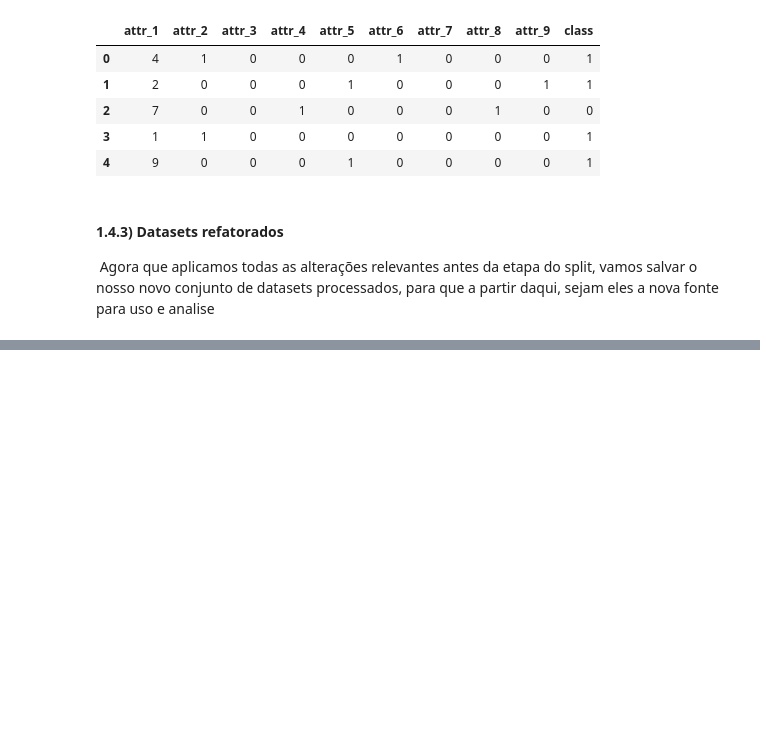
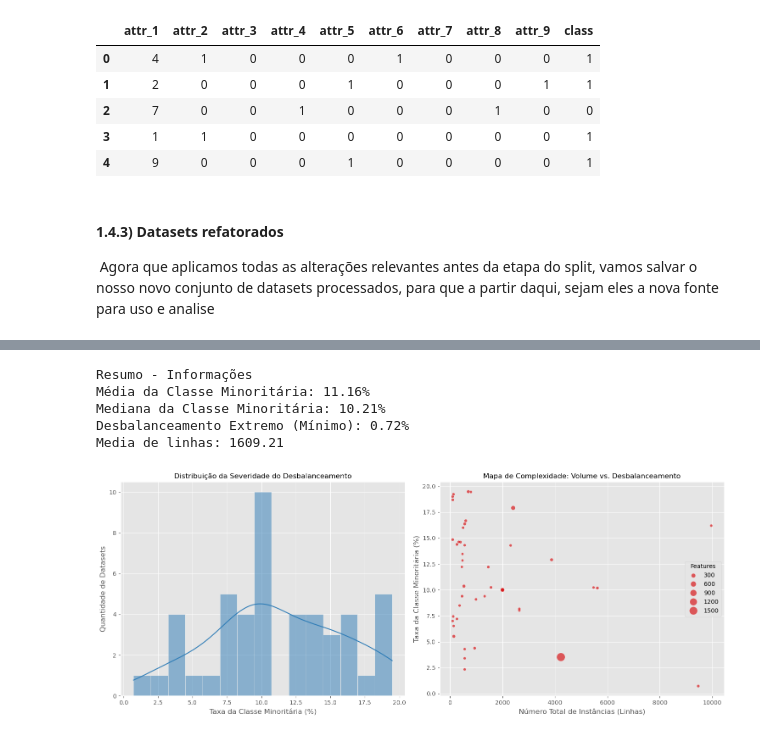
Before and after one commit to Aly-Filho/ml1-assignment, a Jupyter notebook: amanda/final_submission.ipynb, the cells around one changed output, grey strips where cells are left out. Drawn from its saved outputs; the diff is of its cells as text; code cells hidden in the pictures; blank space fills up the shorter version.

```diff
--- a/amanda/final_submission.ipynb
+++ b/amanda/final_submission.ipynb
@@ -1101,0 +474,26 @@ def treinar_regressao_logistica_dh_focal(X, y, alpha=0.1, epocas=500, gamma=2.0,
+# %%
+caminho_refatorados = 'data_sets_refatorados'
+datasets_ref = glob.glob(os.path.join(caminho_refatorados, "*.csv"))
+
+resumo = []
+for dataset in datasets_ref:
+    nome = os.path.basename(dataset)
+    df = pd.read_csv(dataset)
+    cont = df['class'].value_counts()
+    maj = cont.max()
+    min = cont.min()
+
+    p_maj = (maj/len(df))*100
+    p_min = (min/len(df))*100
+
+    resumo.append({
+        'Dataset': nome,
+        'Linhas': len(df),
+        'Features': len(df.columns)-1,
+        'Porcentagem classe majoritária': round(p_maj,2),
+        'Porcentagem classe minoritária': round(p_min,2)
+    })
+
+df_resumo = pd.DataFrame(resumo)
+df_resumo = df_resumo.sort_values(by='Porcentagem classe minoritária')
+display(df_resumo.head(50))
@@ -1101,0 +518,32 @@ def treinar_regressao_logistica_dh_focal(X, y, alpha=0.1, epocas=500, gamma=2.0,
+# %%
+print('Resumo - Informações')
+print(f"Média da Classe Minoritária: {df_resumo['Porcentagem classe minoritária'].mean():.2f}%")
+print(f"Mediana da Classe Minoritária: {df_resumo['Porcentagem classe minoritária'].median():.2f}%")
+print(f"Desbalanceamento Extremo (Mínimo): {df_resumo['Porcentagem classe minoritária'].min():.2f}%")
+print(f"Media de linhas: {df_resumo['Linhas'].mean():.2f}")
+# %% [output]
+Resumo - Informações
+Média da Classe Minoritária: 11.16%
+Mediana da Classe Minoritária: 10.21%
+Desbalanceamento Extremo (Mínimo): 0.72%
+Media de linhas: 1609.21
+# %%
+fig, ax = plt.subplots(1, 2, figsize=(15, 6))
+
+# Gráfico 1: Histograma
+sns.histplot(data=df_resumo, x='Porcentagem classe minoritária', bins=15, kde=True, ax=ax[0], color='#2c7bb6')
+ax[0].set_title('Distribuição da Severidade do Desbalanceamento', fontsize=12)
+ax[0].set_xlabel('Taxa da Classe Minoritária (%)')
+ax[0].set_ylabel('Quantidade de Datasets')
+
+# Gráfico 2: Scatter Plot (Linhas vs Desbalanceamento)
+sns.scatterplot(data=df_resumo, x='Linhas', y='Porcentagem classe minoritária', size='Features',
+                sizes=(20, 200), alpha=0.7, ax=ax[1], color='#d7191c')
+ax[1].set_title('Mapa de Complexidade: Volume vs. Desbalanceamento', fontsize=12)
+ax[1].set_xlabel('Número Total de Instâncias (Linhas)')
+ax[1].set_ylabel('Taxa da Classe Minoritária (%)')
+
+plt.tight_layout()
+plt.show()
+# %% [output]
+[figure, added]
```
Also changed, not shown: parts of 37 cells of this notebook.
